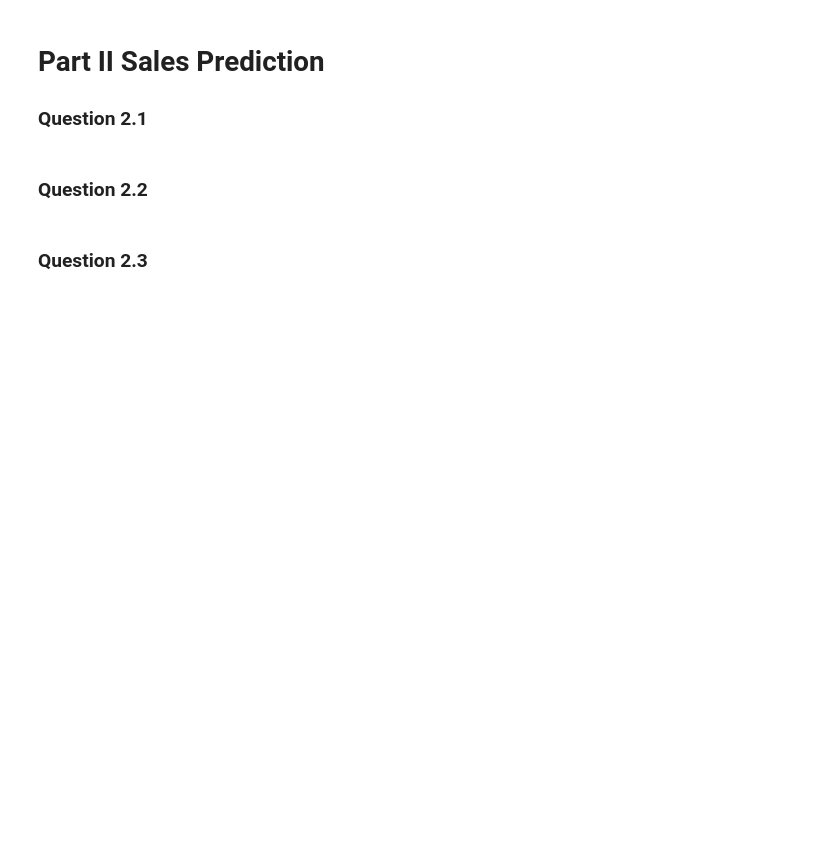
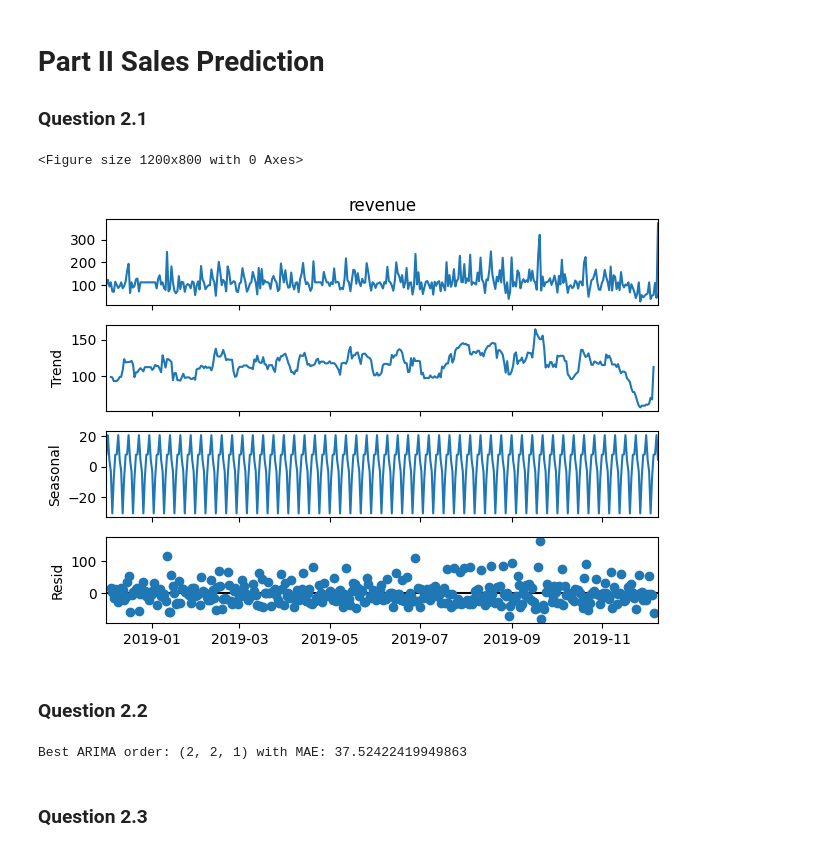
Before and after one commit to av72245/Modern-Data-Science, a Jupyter notebook: Task_1.1.ipynb, the cells around one changed output. Cells and saved outputs as stored; diff of their text form; code cells hidden in the pictures; blank space fills up the shorter version.

```diff
--- a/Task_1.1.ipynb
+++ b/Task_1.1.ipynb
@@ -195,7 +444,61 @@ only showing top 5 rows
 # Part II Sales Prediction
 
 ### Question 2.1
+# %%
+import pandas as pd
+import numpy as np
+from statsmodels.tsa.seasonal import seasonal_decompose
+import matplotlib.pyplot as plt
+
+# Set the transaction_date as the index
+df.set_index('transaction_date', inplace=True)
+
+# Resample to daily frequency, filling missing dates with the mean revenue
+mean_revenue = df['revenue'].mean()
+daily_revenue = df['revenue'].resample('D').mean().fillna(mean_revenue)
+
+# Decompose the time series
+decomposition = seasonal_decompose(daily_revenue, model='additive')
+
+# Plot the decomposed components
+plt.figure(figsize=(12, 8))
+decomposition.plot()
+plt.show()
+# %% [output]
+<Figure size 1200x800 with 0 Axes>
+[figure, added]
 # %% [markdown]
 ### Question 2.2
+# %%
+from statsmodels.tsa.arima.model import ARIMA
+from sklearn.metrics import mean_absolute_error
+
+# Split data into train and test sets
+train_data = daily_revenue[:'2019-11-01']
+test_data = daily_revenue['2019-11-01':]
+
+best_mae = float('inf')
+best_order = None
+best_model = None
+
+# Grid search for the best ARIMA model
+for p in range(3):
+    for d in range(3):
+        for q in range(3):
+            try:
+                model = ARIMA(train_data, order=(p,d,q))
+                model_fit = model.fit()
+                predictions = model_fit.forecast(steps=len(test_data))
+                mae = mean_absolute_error(test_data, predictions)
+                if mae < best_mae:
+                    best_mae = mae
+                    best_order = (p,d,q)
+                    best_model = model_fit
+            except:
+                continue
+
+print(f"Best ARIMA order: {best_order} with MAE: {best_mae}")
+# %% [output]
+Best ARIMA order: (2, 2, 1) with MAE: 37.52422419949863
 # %% [markdown]
 ### Question 2.3
```
Also changed, not shown: parts of 12 cells of this notebook.
